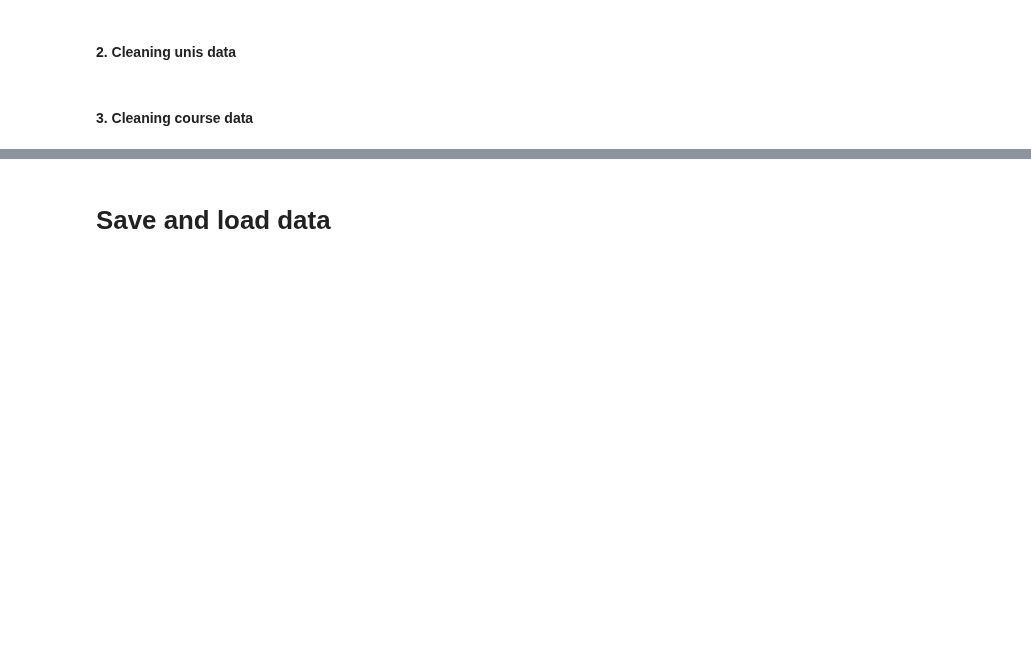
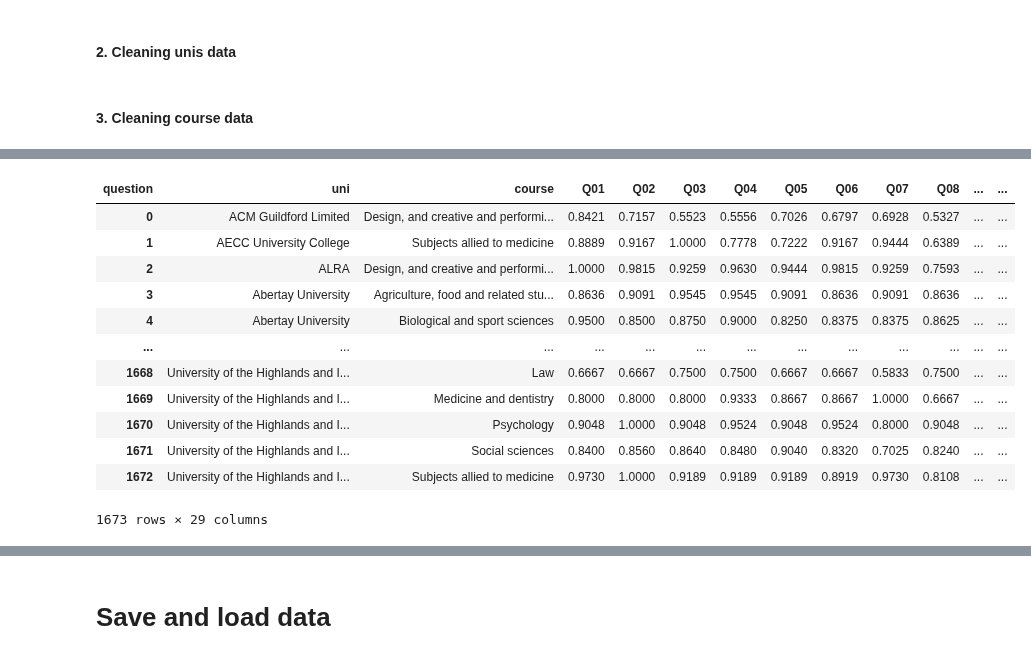
Before and after one commit to szelesaron/dissertation-code, a Jupyter notebook: cleaning.ipynb, the cells around one changed output, grey strips where cells are left out. Cells and saved outputs as stored; diff of their text form; code cells hidden in the pictures; blank space fills up the shorter version.

```diff
--- a/cleaning.ipynb
+++ b/cleaning.ipynb
@@ -214,0 +265,16 @@ course_2122 = course_2122.infer_objects()
+# %%
+course_and_uni_19
+# %% [output]
+| question | uni | course | Q01 | Q02 | Q03 | Q04 | Q05 | Q06 | Q07 | Q08 | ... | ... |
+| 0 | ACM Guildford Limited | Design, and creative and performi... | 0.8421 | 0.7157 | 0.5523 | 0.5556 | 0.7026 | 0.6797 | 0.6928 | 0.5327 | ... | ... |
+| 1 | AECC University College | Subjects allied to medicine | 0.8889 | 0.9167 | 1.0000 | 0.7778 | 0.7222 | 0.9167 | 0.9444 | 0.6389 | ... | ... |
+| 2 | ALRA | Design, and creative and performi... | 1.0000 | 0.9815 | 0.9259 | 0.9630 | 0.9444 | 0.9815 | 0.9259 | 0.7593 | ... | ... |
+| 3 | Abertay University | Agriculture, food and related stu... | 0.8636 | 0.9091 | 0.9545 | 0.9545 | 0.9091 | 0.8636 | 0.9091 | 0.8636 | ... | ... |
+| 4 | Abertay University | Biological and sport sciences | 0.9500 | 0.8500 | 0.8750 | 0.9000 | 0.8250 | 0.8375 | 0.8375 | 0.8625 | ... | ... |
+| ... | ... | ... | ... | ... | ... | ... | ... | ... | ... | ... | ... | ... |
+| 1668 | University of the Highlands and I... | Law | 0.6667 | 0.6667 | 0.7500 | 0.7500 | 0.6667 | 0.6667 | 0.5833 | 0.7500 | ... | ... |
+| 1669 | University of the Highlands and I... | Medicine and dentistry | 0.8000 | 0.8000 | 0.8000 | 0.9333 | 0.8667 | 0.8667 | 1.0000 | 0.6667 | ... | ... |
+| 1670 | University of the Highlands and I... | Psychology | 0.9048 | 1.0000 | 0.9048 | 0.9524 | 0.9048 | 0.9524 | 0.8000 | 0.9048 | ... | ... |
+| 1671 | University of the Highlands and I... | Social sciences | 0.8400 | 0.8560 | 0.8640 | 0.8480 | 0.9040 | 0.8320 | 0.7025 | 0.8240 | ... | ... |
+| 1672 | University of the Highlands and I... | Subjects allied to medicine | 0.9730 | 1.0000 | 0.9189 | 0.9189 | 0.9189 | 0.8919 | 0.9730 | 0.8108 | ... | ... |
+1673 rows × 29 columns
```
Also changed, not shown: parts of 8 cells of this notebook.
